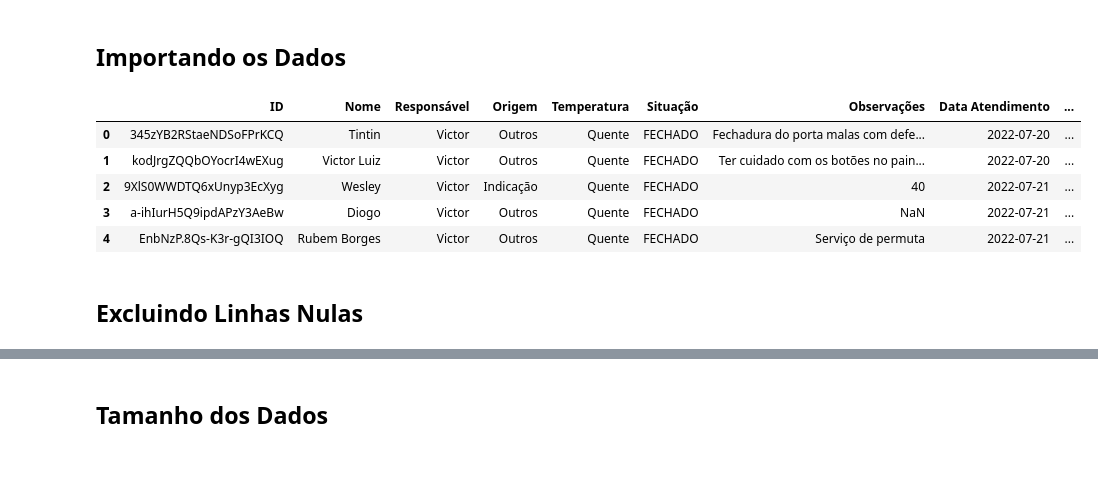
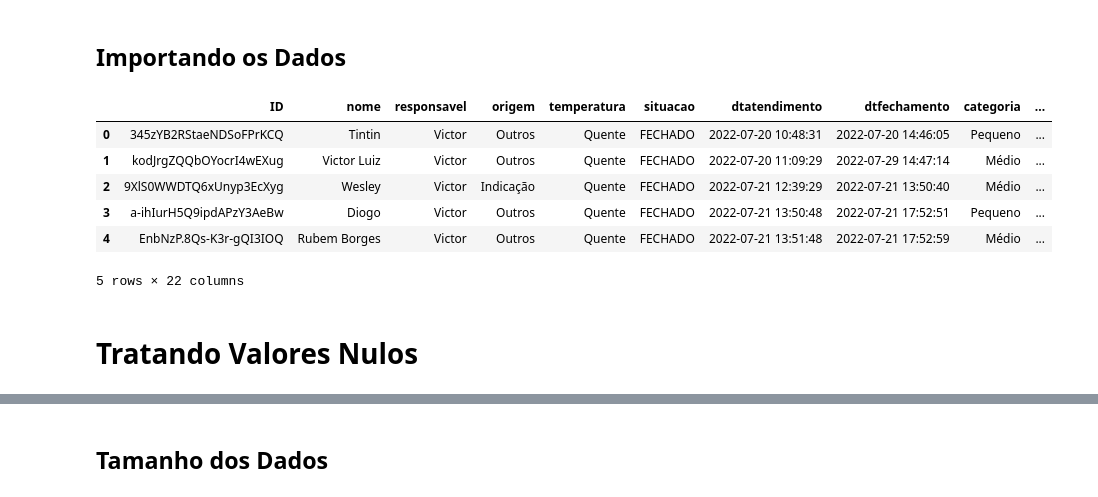
Before and after one commit to hgosouza1/Data-Science, a Jupyter notebook: Projeto Pessoal/Estética Automotiva/Relatório de Vendas.ipynb, the cells around one changed output, grey strips where cells are left out. Saved outputs shown, nothing was run; the diff lists cells and outputs as text; code cells hidden in the pictures; blank space fills up the shorter version.

```diff
--- a/Projeto Pessoal/Estética Automotiva/Relatório de Vendas.ipynb
+++ b/Projeto Pessoal/Estética Automotiva/Relatório de Vendas.ipynb
@@ -16,19 +17,18 @@ from matplotlib.ticker import FuncFormatter
 # %% [markdown]
 ## Importando os Dados
 # %%
-dados = pd.read_csv("TR Estética Automotiva - Cliente.csv",
+dados = pd.read_csv("TR Estética Automotiva.csv",
           sep = ",",
-          parse_dates = ["Data Atendimento", "Data Fechamento", "Data Referência Fechamento"],
-          dayfirst = False)
+          parse_dates = ["dtatendimento", "dtfechamento"],
+          dayfirst = True)
 
 #Visulizando
 dados.head()
 # %% [output]
-|  | ID | Nome | Responsável | Origem | Temperatura | Situação | Observações | Data Atendimento | ... |
-| 0 | 345zYB2RStaeNDSoFPrKCQ | Tintin | Victor | Outros | Quente | FECHADO | Fechadura do porta malas com defe... | 2022-07-20 | ... |
-| 1 | kodJrgZQQbOYocrI4wEXug | Victor Luiz | Victor | Outros | Quente | FECHADO | Ter cuidado com os botões no pain... | 2022-07-20 | ... |
-| 2 | 9XlS0WWDTQ6xUnyp3EcXyg | Wesley | Victor | Indicação | Quente | FECHADO | 40 | 2022-07-21 | ... |
-| 3 | a-ihIurH5Q9ipdAPzY3AeBw | Diogo | Victor | Outros | Quente | FECHADO | NaN | 2022-07-21 | ... |
-| 4 | EnbNzP.8Qs-K3r-gQI3IOQ | Rubem Borges | Victor | Outros | Quente | FECHADO | Serviço de permuta | 2022-07-21 | ... |
+|  | ID | nome | responsavel | origem | temperatura | situacao | dtatendimento | dtfechamento | categoria | ... |
+| 0 | 345zYB2RStaeNDSoFPrKCQ | Tintin | Victor | Outros | Quente | FECHADO | 2022-07-20 10:48:31 | 2022-07-20 14:46:05 | Pequeno | ... |
+| 1 | kodJrgZQQbOYocrI4wEXug | Victor Luiz | Victor | Outros | Quente | FECHADO | 2022-07-20 11:09:29 | 2022-07-29 14:47:14 | Médio | ... |
+| 2 | 9XlS0WWDTQ6xUnyp3EcXyg | Wesley | Victor | Indicação | Quente | FECHADO | 2022-07-21 12:39:29 | 2022-07-21 13:50:40 | Médio | ... |
+| 3 | a-ihIurH5Q9ipdAPzY3AeBw | Diogo | Victor | Outros | Quente | FECHADO | 2022-07-21 13:50:48 | 2022-07-21 17:52:51 | Pequeno | ... |
+| 4 | EnbNzP.8Qs-K3r-gQI3IOQ | Rubem Borges | Victor | Outros | Quente | FECHADO | 2022-07-21 13:51:48 | 2022-07-21 17:52:59 | Médio | ... |
+5 rows × 22 columns
-# %% [markdown]
-## Excluindo Linhas Nulas
@@ -36,0 +35,2 @@ dados.dropna(how='all')
+# %% [markdown]
+# Tratando Valores Nulos
```
Also changed, not shown: parts of 19 cells of this notebook.
